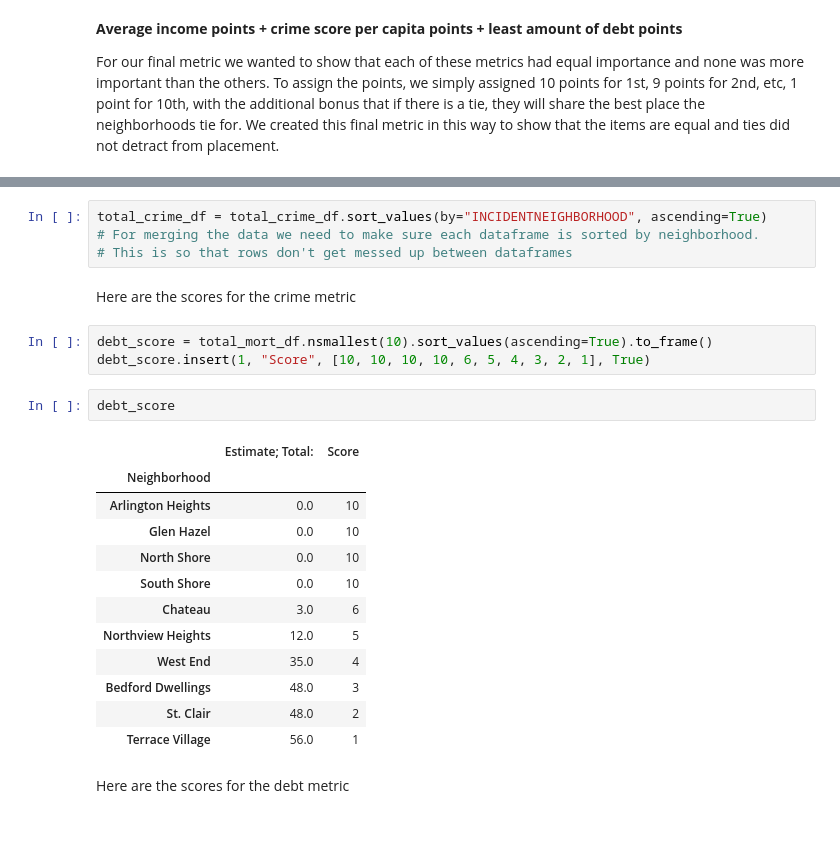
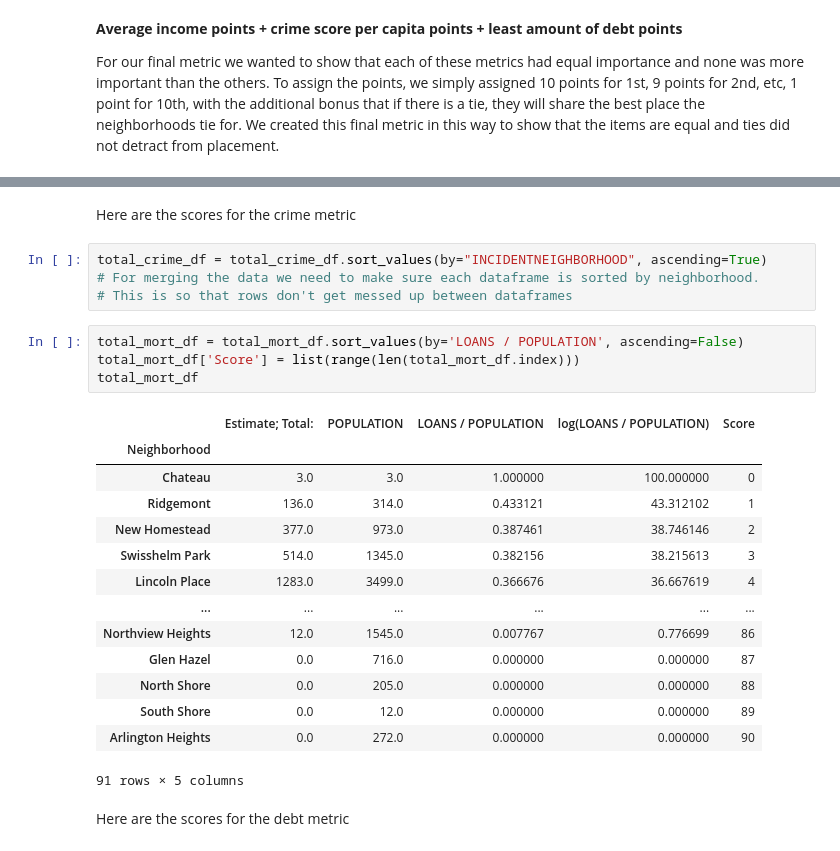
Before and after one commit to lampealex888/FinalProject, a Jupyter notebook: groupNotebook.ipynb, the cells around one changed output, grey strips where cells are left out. Drawn from its saved outputs; the diff is of its cells as text.

```diff
--- a/groupNotebook.ipynb
+++ b/groupNotebook.ipynb
@@ -385,27 +489,28 @@ See the caveats in the documentation: https://pandas.pydata.org/pandas-docs/stab
+# %% [markdown]
+Here are the scores for the crime metric
 # %%
 total_crime_df = total_crime_df.sort_values(by="INCIDENTNEIGHBORHOOD", ascending=True)
 # For merging the data we need to make sure each dataframe is sorted by neighborhood.
 # This is so that rows don't get messed up between dataframes
-# %% [markdown]
-Here are the scores for the crime metric
-# %%
-debt_score = total_mort_df.nsmallest(10).sort_values(ascending=True).to_frame()
-debt_score.insert(1, "Score", [10, 10, 10, 10, 6, 5, 4, 3, 2, 1], True)
-# %%
-debt_score
-# %% [output]
-|  | Estimate; Total: | Score |
-| Neighborhood |  |  |
-| Arlington Heights | 0.0 | 10 |
-| Glen Hazel | 0.0 | 10 |
-| North Shore | 0.0 | 10 |
-| South Shore | 0.0 | 10 |
-| Chateau | 3.0 | 6 |
-| Northview Heights | 12.0 | 5 |
-| West End | 35.0 | 4 |
-| Bedford Dwellings | 48.0 | 3 |
-| St. Clair | 48.0 | 2 |
-| Terrace Village | 56.0 | 1 |
+# %%
+total_mort_df = total_mort_df.sort_values(by='LOANS / POPULATION', ascending=False)
+total_mort_df['Score'] = list(range(len(total_mort_df.index)))
+total_mort_df
+# %% [output]
+|  | Estimate; Total: | POPULATION | LOANS / POPULATION | log(LOANS / POPULATION) | Score |
+| Neighborhood |  |  |  |  |  |
+| Chateau | 3.0 | 3.0 | 1.000000 | 100.000000 | 0 |
+| Ridgemont | 136.0 | 314.0 | 0.433121 | 43.312102 | 1 |
+| New Homestead | 377.0 | 973.0 | 0.387461 | 38.746146 | 2 |
+| Swisshelm Park | 514.0 | 1345.0 | 0.382156 | 38.215613 | 3 |
+| Lincoln Place | 1283.0 | 3499.0 | 0.366676 | 36.667619 | 4 |
+| ... | ... | ... | ... | ... | ... |
+| Northview Heights | 12.0 | 1545.0 | 0.007767 | 0.776699 | 86 |
+| Glen Hazel | 0.0 | 716.0 | 0.000000 | 0.000000 | 87 |
+| North Shore | 0.0 | 205.0 | 0.000000 | 0.000000 | 88 |
+| South Shore | 0.0 | 12.0 | 0.000000 | 0.000000 | 89 |
+| Arlington Heights | 0.0 | 272.0 | 0.000000 | 0.000000 | 90 |
+91 rows × 5 columns
 # %% [markdown]
 Here are the scores for the debt metric
 # %%
```
Also changed, not shown: parts of 18 cells of this notebook, 1 other file.
